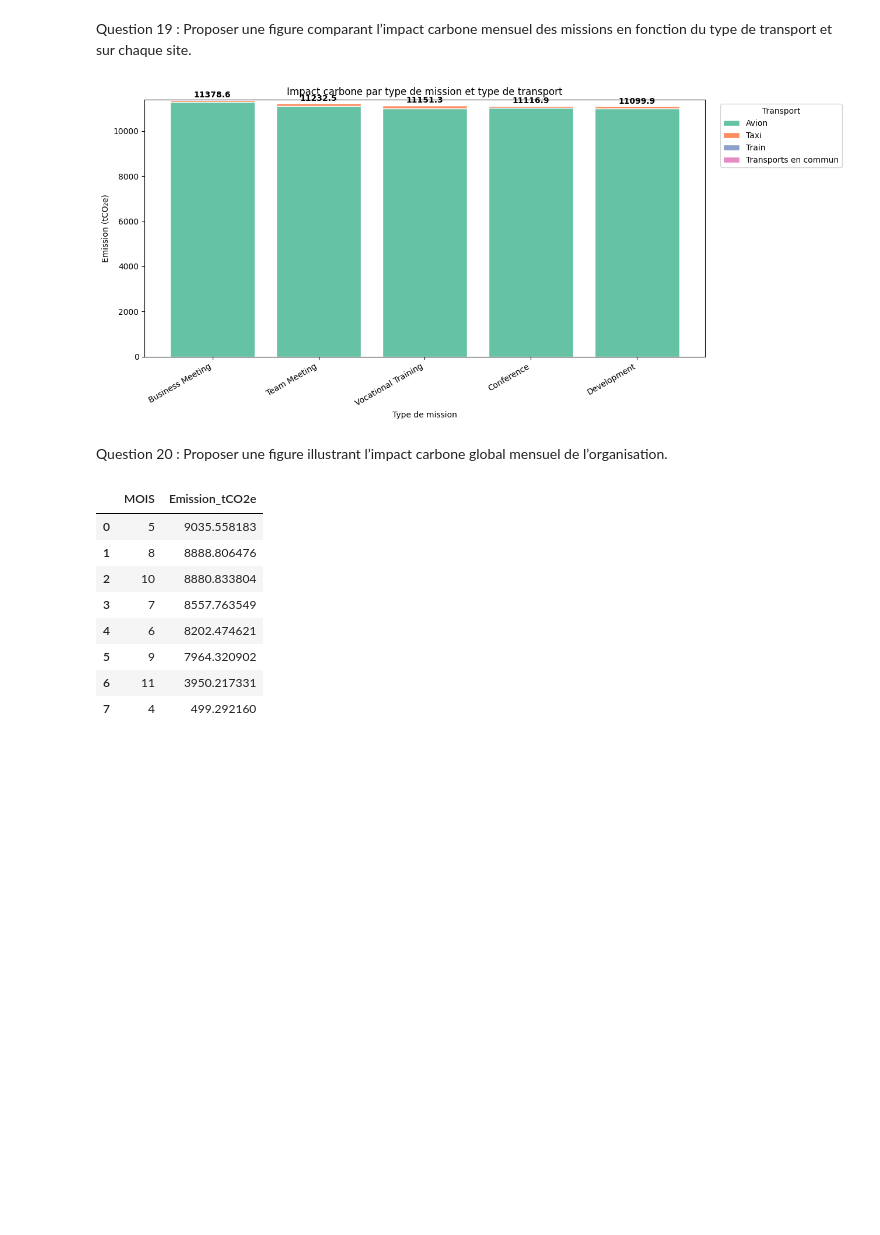
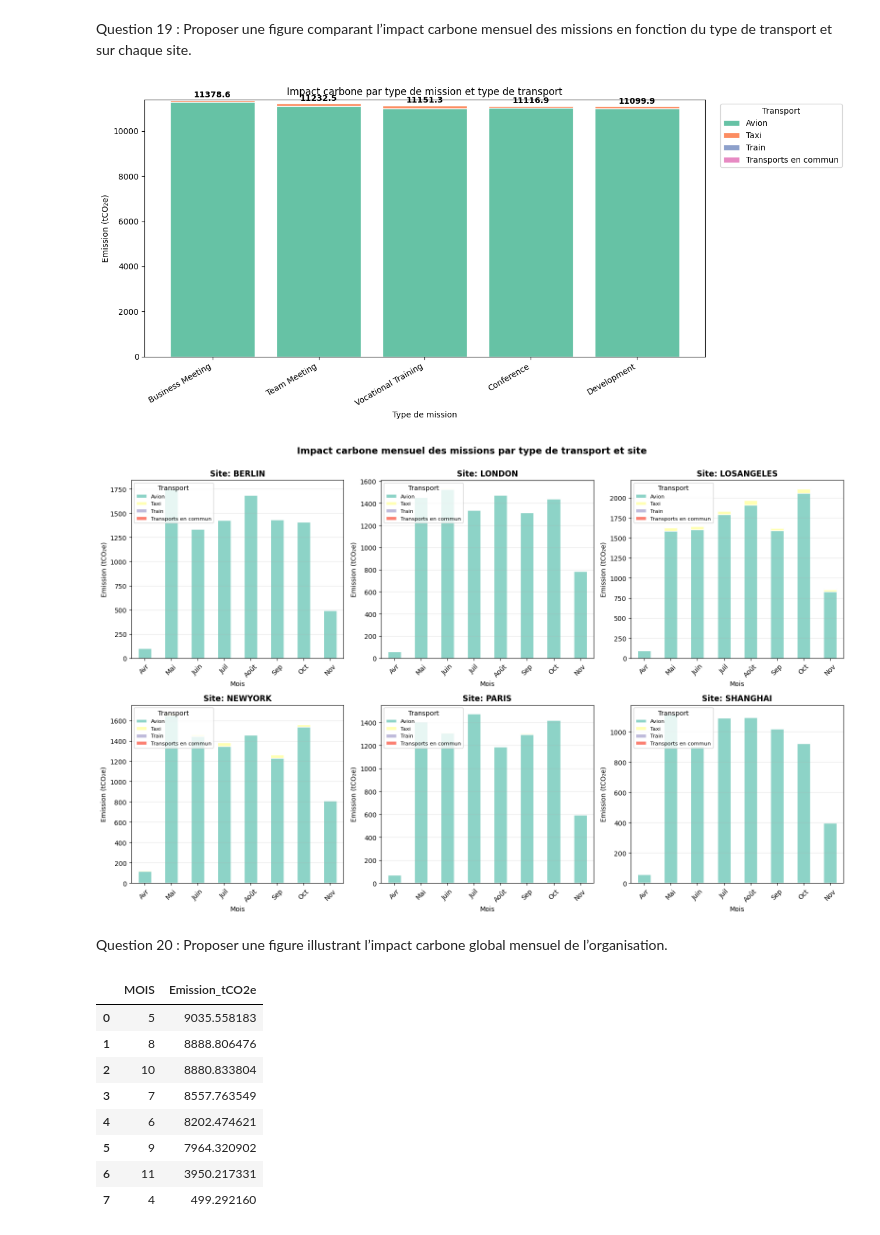
Before and after one commit to etiennevzn/GHG-inventory, a Jupyter notebook: ETL.ipynb, the cells around one changed output. Saved outputs shown, nothing was run; the diff lists cells and outputs as text; code cells hidden in the pictures; blank space fills up the shorter version.

Commit message:
correction question 19

```diff
--- a/ETL.ipynb
+++ b/ETL.ipynb
@@ -1439,6 +1439,76 @@ plt.savefig("impact_type_mission_transport.png", dpi=150, bbox_inches='tight')
 plt.show()
 # %% [output]
 [figure]
+# %%
+# Proposition de correction
+missions_data = (
+    dim_mission
+    .join(fait_mission, "ID_MISSION")
+    .select(
+        "ID_SITE",
+        "VILLE_DEPART",
+        "PAYS_DEPART",
+        "VILLE_DESTINATION",
+        "PAYS_DESTINATION",
+        "ALLER_RETOUR",
+        "TRANSPORT",
+        "ID_DATE_MISSION",
+        month("ID_DATE_MISSION").alias("MOIS")
+    )
+)
+
+missions_df = missions_data.toPandas()
+
+# Calcul des distances et émissions
+missions_df['DISTANCE_KM'] = missions_df.apply(
+    lambda row: get_distance_between_cities(
+        row['VILLE_DEPART'], row['PAYS_DEPART'],
+        row['VILLE_DESTINATION'], row['PAYS_DESTINATION']
+    ), axis=1
+)
+
+missions_df['EMISSION'] = missions_df.apply(
+    lambda row: get_emission(
+        row['DISTANCE_KM'], row['TRANSPORT'],
+        row['ALLER_RETOUR'], row['PAYS_DEPART'], row['PAYS_DESTINATION']
+    ), axis=1
+)
+
+# Grouper par mois, transport et site
+emissions_monthly = missions_df.groupby(['ID_SITE', 'MOIS', 'TRANSPORT'])['EMISSION'].sum().reset_index()
+
+# Créer une figure avec un sous-graphique par site
+sites = sorted(emissions_monthly['ID_SITE'].unique())
+fig, axes = plt.subplots(2, 3, figsize=(16, 10))
+axes = axes.flatten()
+
+mois_noms = ['', 'Jan', 'Fév', 'Mar', 'Avr', 'Mai', 'Juin', 'Juil', 'Août', 'Sep', 'Oct', 'Nov', 'Déc']
+transports_list = sorted(emissions_monthly['TRANSPORT'].unique())
+colors = plt.cm.Set3.colors
+
+for idx, site in enumerate(sites):
+    ax = axes[idx]
+    site_data = emissions_monthly[emissions_monthly['ID_SITE'] == site]
+
+    # Pivot pour avoir transports en colonnes
+    pivot_data = site_data.pivot(index='MOIS', columns='TRANSPORT', values='EMISSION').fillna(0)
+
+    # Créer barres empilées
+    pivot_data.plot(kind='bar', stacked=True, ax=ax, color=colors[:len(transports_list)], edgecolor='white')
+
+    ax.set_title(f"Site: {site}", fontweight='bold', fontsize=12)
+    ax.set_xlabel("Mois")
+    ax.set_ylabel("Emission (tCO₂e)")
+    ax.set_xticklabels([mois_noms[int(m)] if 1 <= int(m) <= 12 else str(m) for m in pivot_data.index], rotation=45)
+    ax.legend(title="Transport", fontsize=8, loc='upper left')
+    ax.grid(axis='y', alpha=0.3)
+
+plt.suptitle("Impact carbone mensuel des missions par type de transport et site", fontsize=14, fontweight='bold', y=1.00)
+plt.tight_layout()
+plt.savefig("impact_mensuel_transport_site.png", dpi=150, bbox_inches='tight')
+plt.show()
+# %% [output]
+[figure, added]
 # %% [markdown]
 Question 20 : Proposer une figure illustrant l’impact carbone global mensuel de l’organisation.
 # %%
```
Also changed, not shown: 2 other files.
